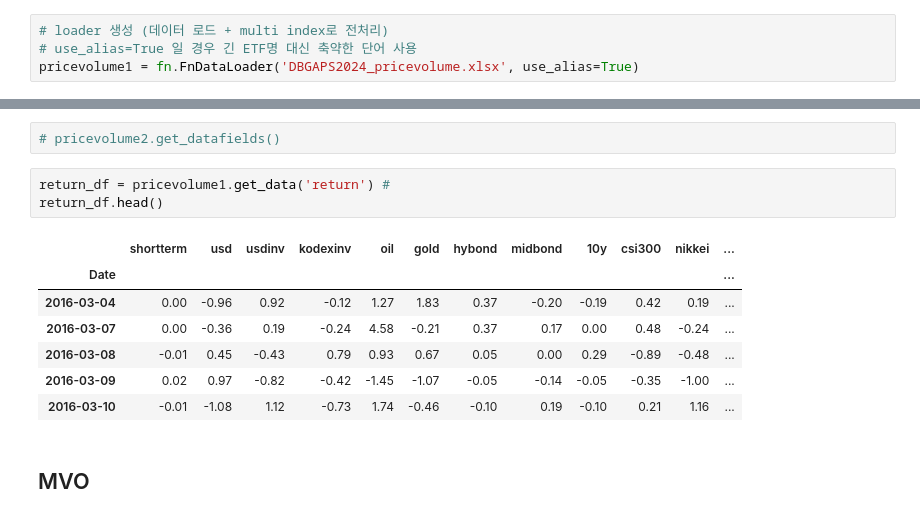
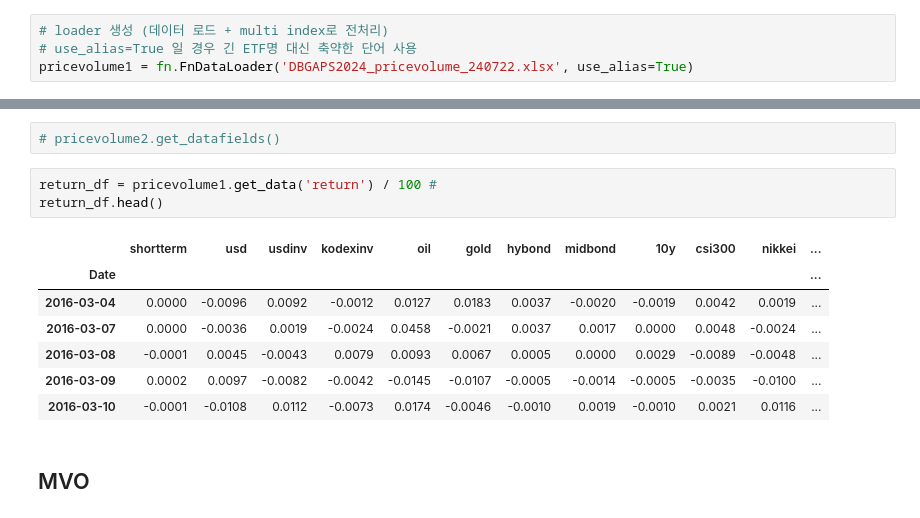
Before and after one commit to brianna1201/dbgaps2024, a Jupyter notebook: jaepil/mvo.ipynb, the cells around one changed output, grey strips where cells are left out. Saved outputs shown, nothing was run; the diff lists cells and outputs as text.

```diff
--- a/jaepil/mvo.ipynb
+++ b/jaepil/mvo.ipynb
@@ -35,7 +36,7 @@ from validator import *
 # %%
 # loader 생성 (데이터 로드 + multi index로 전처리)
 # use_alias=True 일 경우 긴 ETF명 대신 축약한 단어 사용
-pricevolume1 = fn.FnDataLoader('DBGAPS2024_pricevolume.xlsx', use_alias=True)
+pricevolume1 = fn.FnDataLoader('DBGAPS2024_pricevolume_240722.xlsx', use_alias=True)
 # %%
 pricevolume1.get_datafields()
 # %% [output]
@@ -45,16 +46,16 @@ Index(['return', 'adjopen', 'adjhigh', 'adjlow', 'adjclose', 'moneyvolume'], dty
 # %%
 # pricevolume2.get_datafields()
 # %%
-return_df = pricevolume1.get_data('return') #
+return_df = pricevolume1.get_data('return') / 100 #
 return_df.head()
 # %% [output]
 |  | shortterm | usd | usdinv | kodexinv | oil | gold | hybond | midbond | 10y | csi300 | nikkei | ... |
 | Date |  |  |  |  |  |  |  |  |  |  |  | ... |
-| 2016-03-04 | 0.00 | -0.96 | 0.92 | -0.12 | 1.27 | 1.83 | 0.37 | -0.20 | -0.19 | 0.42 | 0.19 | ... |
-| 2016-03-07 | 0.00 | -0.36 | 0.19 | -0.24 | 4.58 | -0.21 | 0.37 | 0.17 | 0.00 | 0.48 | -0.24 | ... |
-| 2016-03-08 | -0.01 | 0.45 | -0.43 | 0.79 | 0.93 | 0.67 | 0.05 | 0.00 | 0.29 | -0.89 | -0.48 | ... |
-| 2016-03-09 | 0.02 | 0.97 | -0.82 | -0.42 | -1.45 | -1.07 | -0.05 | -0.14 | -0.05 | -0.35 | -1.00 | ... |
-| 2016-03-10 | -0.01 | -1.08 | 1.12 | -0.73 | 1.74 | -0.46 | -0.10 | 0.19 | -0.10 | 0.21 | 1.16 | ... |
+| 2016-03-04 | 0.0000 | -0.0096 | 0.0092 | -0.0012 | 0.0127 | 0.0183 | 0.0037 | -0.0020 | -0.0019 | 0.0042 | 0.0019 | ... |
+| 2016-03-07 | 0.0000 | -0.0036 | 0.0019 | -0.0024 | 0.0458 | -0.0021 | 0.0037 | 0.0017 | 0.0000 | 0.0048 | -0.0024 | ... |
+| 2016-03-08 | -0.0001 | 0.0045 | -0.0043 | 0.0079 | 0.0093 | 0.0067 | 0.0005 | 0.0000 | 0.0029 | -0.0089 | -0.0048 | ... |
+| 2016-03-09 | 0.0002 | 0.0097 | -0.0082 | -0.0042 | -0.0145 | -0.0107 | -0.0005 | -0.0014 | -0.0005 | -0.0035 | -0.0100 | ... |
+| 2016-03-10 | -0.0001 | -0.0108 | 0.0112 | -0.0073 | 0.0174 | -0.0046 | -0.0010 | 0.0019 | -0.0010 | 0.0021 | 0.0116 | ... |
 # %% [markdown]
 ## MVO
 # %%
```
Also changed, not shown: parts of 19 cells of this notebook, 1 other file.
